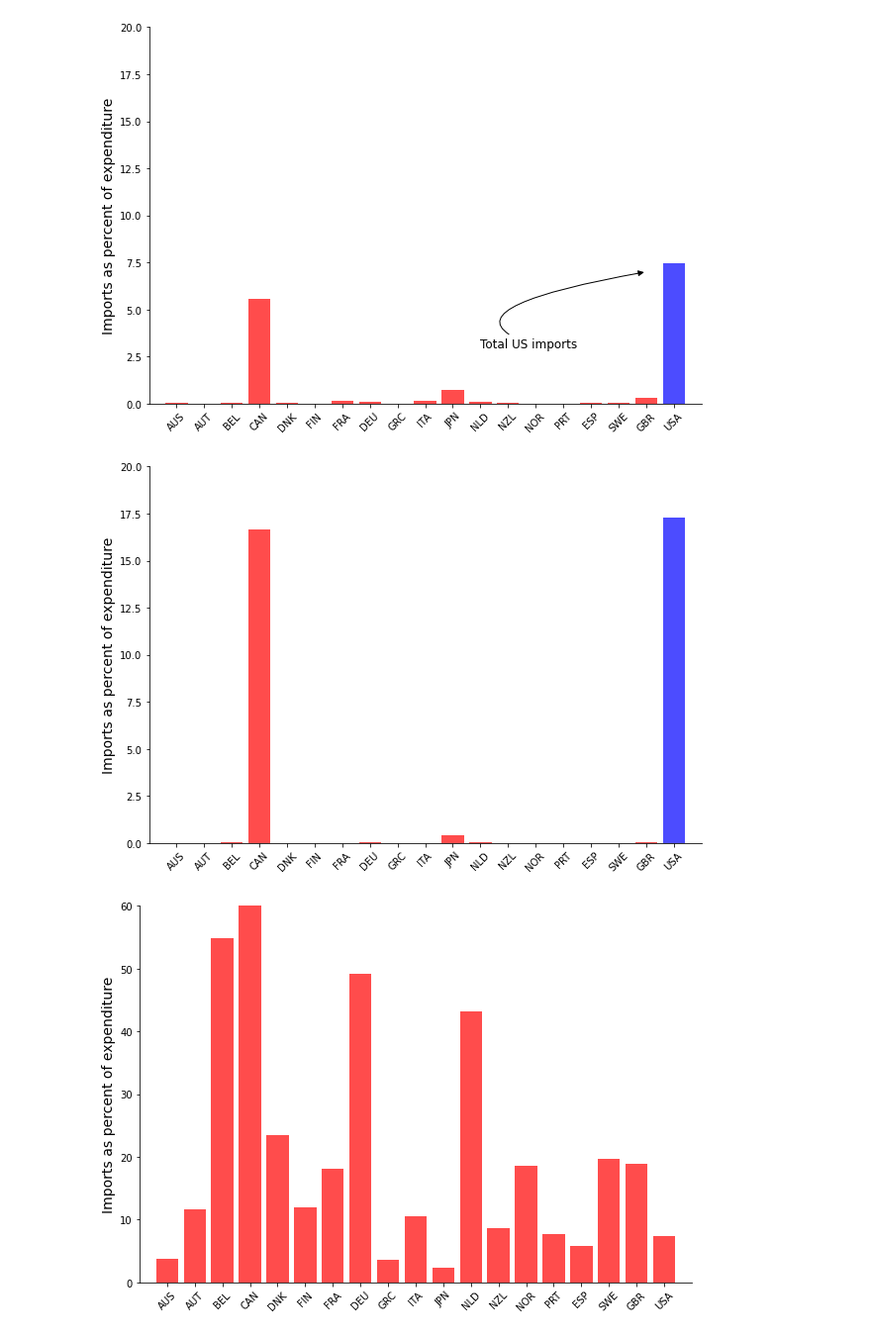
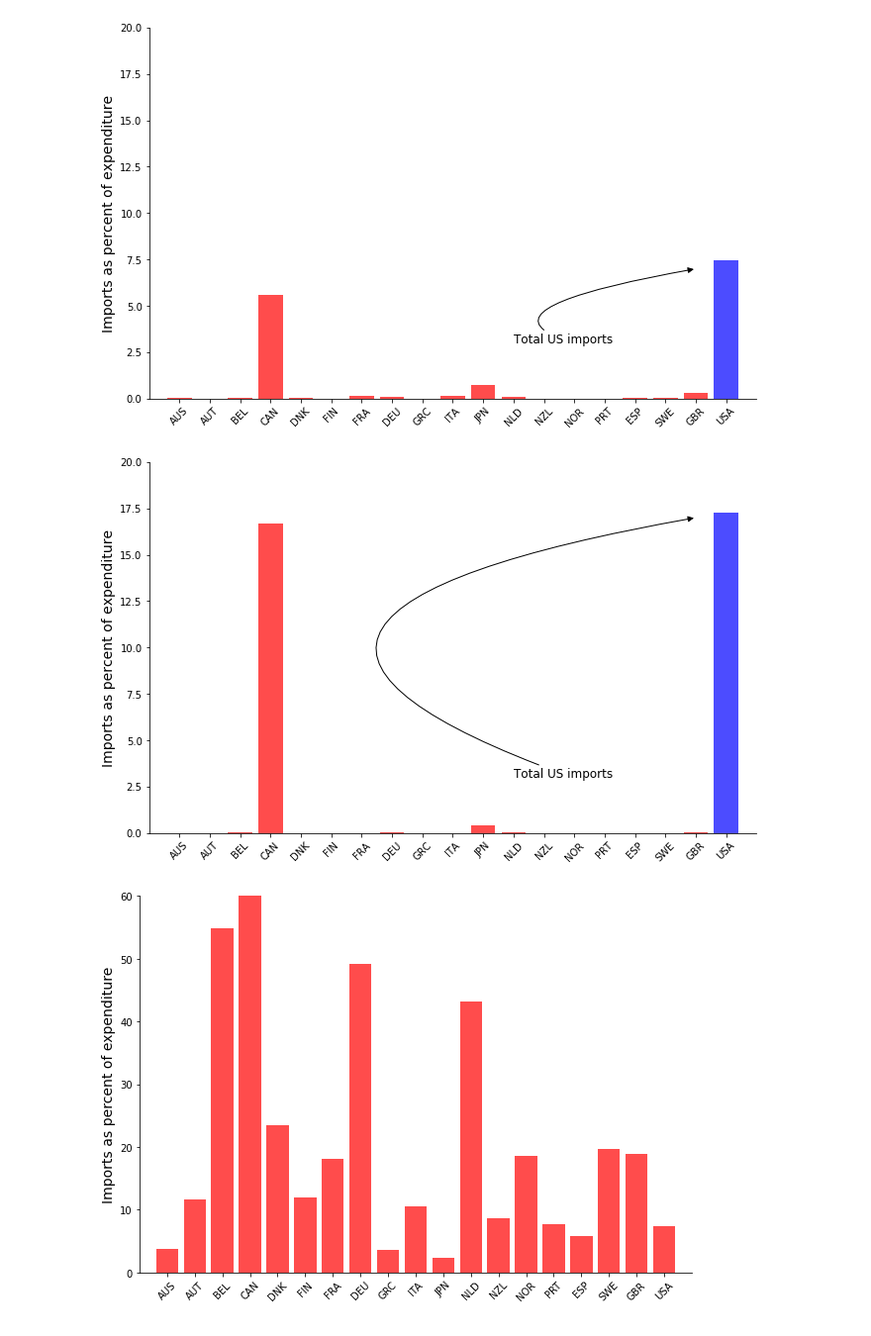
Before and after one commit to mwaugh0328/heterogeneous-agent-trade, a Jupyter notebook: notebooks/plot-trade.ipynb, the cells around one changed output. Shown at 99% size. Cells and saved outputs as stored; diff of their text form; code cells hidden in the pictures.

```diff
--- a/notebooks/plot-trade.ipynb
+++ b/notebooks/plot-trade.ipynb
@@ -23,7 +23,7 @@ bar = foo[foo.exporter_index != cntry]
 
 uscond = foo.exporter_index == cntry
 
-fig, ax = plt.subplots(figsize = (10,7))
+fig, ax = plt.subplots(figsize = (11,6.9))
 
 ax.bar(bar.exporter_index, 100*bar.trademodel,
        alpha = 0.70, color = "red")
@@ -33,34 +33,36 @@ ax.bar(bar.exporter_index, 100*bar.trademodel,
 ax.spines["right"].set_visible(False)
 ax.spines["top"].set_visible(False)
 
 ax.set_xticks(np.arange(1,20))
 ax.set_xticklabels(cntryname,rotation=45, fontsize = 10)
 
 ax.set_ylabel("Imports as percent of expenditure", fontsize = 14)
 
 ax.bar(foo[uscond].exporter_index, 100*(1-foo[uscond].trademodel),
        alpha = 0.70, color = "blue")
 
 ax.set_xlim(0,20)
 ax.set_ylim(0,20)
 
 ax.annotate(
     "Total US imports",
     xy=(18, 7), # This is where we point at...
     xycoords="data", # Not exactly sure about this
     xytext=(12, 3), # This is about where the text is
     horizontalalignment="left", # How the text is alined
     arrowprops={
         "arrowstyle": "-|>", # This is stuff about the arrow
         "connectionstyle": "angle3,angleA=340,angleB=10",
         "color": "black"
     },
     fontsize=12,
 )
 
+plt.savefig("../notes/figures/decentralized-trade-us.pdf", bbox_inches = "tight")
+
 plt.show()
 # %% [output]
-[figure, old version]
+[figure, new version]
 # %%
 cntry = 19
 
@@ -70,7 +72,7 @@ bar = foo[foo.exporter_index != cntry]
 
 uscond = foo.exporter_index == cntry
 
-fig, ax = plt.subplots(figsize = (10,7))
+fig, ax = plt.subplots(figsize = (11,6.9))
 
 ax.bar(bar.exporter_index, 100*bar.trade_efficient,
        alpha = 0.70, color = "red")
@@ -81,9 +83,6 @@ ax.spines["top"].set_visible(False)
 ax.set_xticks(np.arange(1,20))
 ax.set_xticklabels(cntryname,rotation=45, fontsize = 10)
 
-ax2.bar(foo[uscond].exporter_index, foo[uscond].trademodel,
-       alpha = 0.70, color = "blue")
-
 ax.set_ylabel("Imports as percent of expenditure", fontsize = 14)
 
 ax.bar(foo[uscond].exporter_index, 100*(1-foo[uscond].trade_efficient),
@@ -92,9 +91,25 @@ ax.bar(foo[uscond].exporter_index, 100*(1-foo[uscond].trade_efficient),
 ax.set_xlim(0,20)
 ax.set_ylim(0,20)
 
+ax.annotate(
+    "Total US imports",
+    xy=(18, 17), # This is where we point at...
+    xycoords="data", # Not exactly sure about this
+    xytext=(12, 3), # This is about where the text is
+    horizontalalignment="left", # How the text is alined
+    arrowprops={
+        "arrowstyle": "-|>", # This is stuff about the arrow
+        "connectionstyle": "angle3,angleA=340,angleB=10",
+        "color": "black"
+    },
+    fontsize=12,
+)
+
+plt.savefig("../notes/figures/planner-trade-us.pdf", bbox_inches = "tight")
+
 plt.show()
 # %% [output]
-[figure, old version]
+[figure, new version]
 # %%
 foo = dftrade[dftrade.importer_index == dftrade.exporter_index]
 
```
Also changed, not shown: 13 other files.
